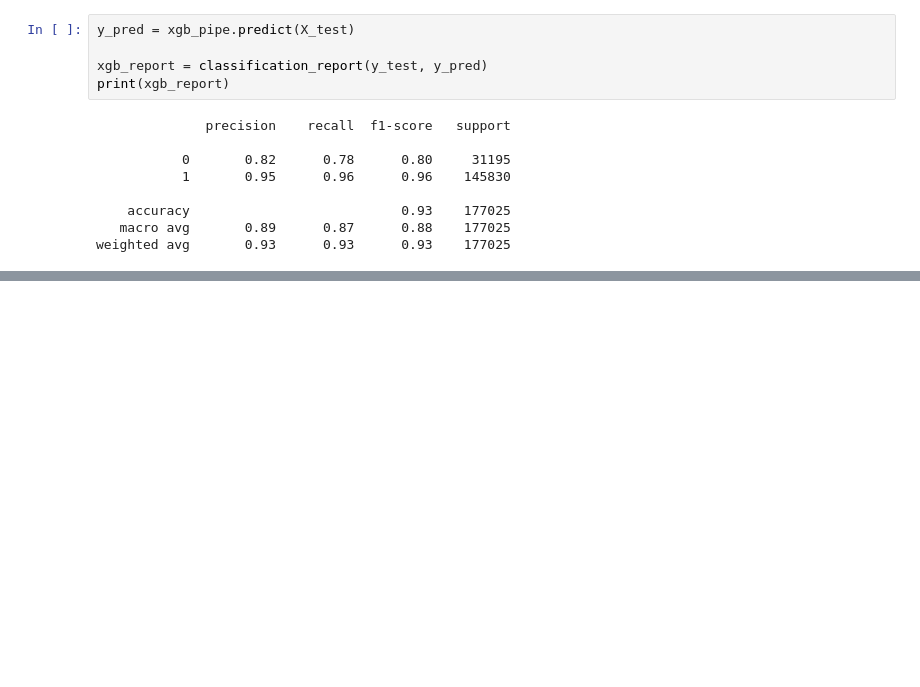
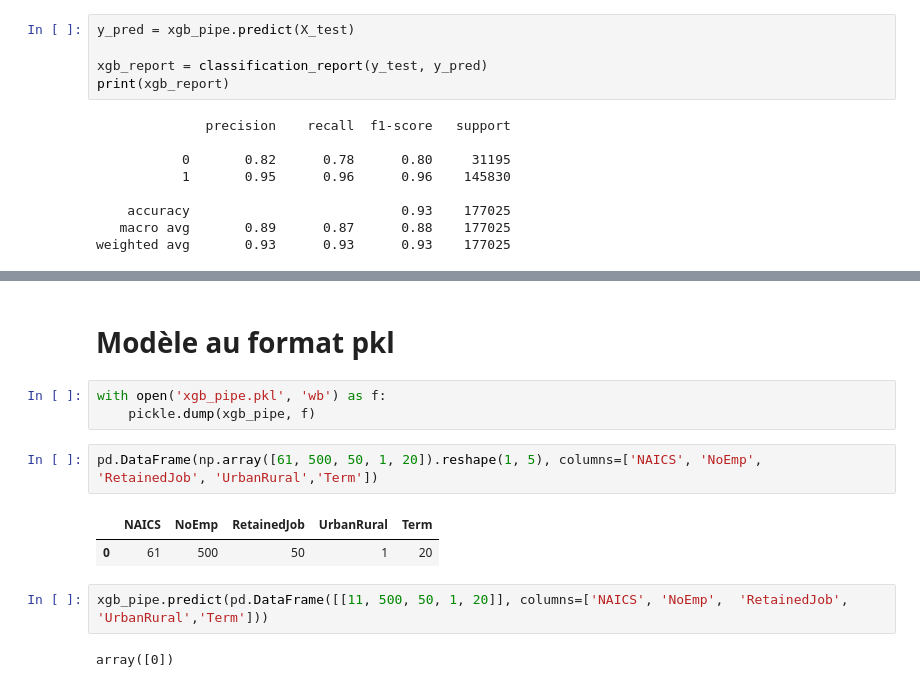
Before and after one commit to Abdellah-R/Projet_Classification, a Jupyter notebook: Notebooks/modelisation.ipynb, the cells around one changed output, grey strips where cells are left out. Drawn from its saved outputs; the diff is of its cells as text; blank space fills up the shorter version.

```diff
--- a/Notebooks/modelisation.ipynb
+++ b/Notebooks/modelisation.ipynb
@@ -379,0 +312,14 @@ print(f"resultats avant grid search : {xgb_report}")
+# %% [markdown]
+# Modèle au format pkl
+# %%
+with open('xgb_pipe.pkl', 'wb') as f:
+    pickle.dump(xgb_pipe, f)
+# %%
+pd.DataFrame(np.array([61, 500, 50, 1, 20]).reshape(1, 5), columns=['NAICS', 'NoEmp',  'RetainedJob', 'UrbanRural','Term'])
+# %% [output]
+|  | NAICS | NoEmp | RetainedJob | UrbanRural | Term |
+| 0 | 61 | 500 | 50 | 1 | 20 |
+# %%
+xgb_pipe.predict(pd.DataFrame([[11, 500, 50, 1, 20]], columns=['NAICS', 'NoEmp',  'RetainedJob', 'UrbanRural','Term']))
+# %% [output]
+array([0])
```
Also changed, not shown: parts of 17 cells of this notebook, 10 other files.
